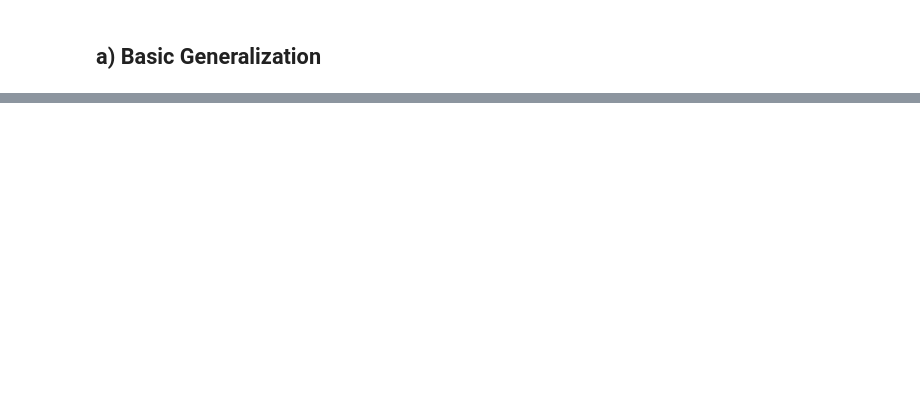
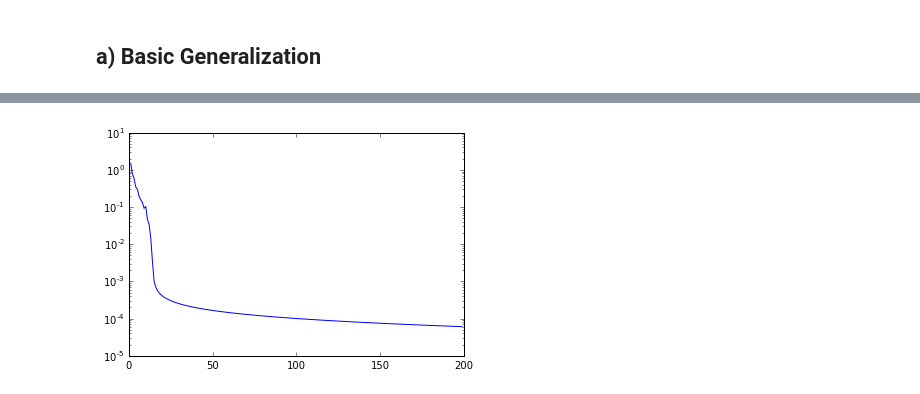
Before and after one commit to sjobeek/deeplearning_cmu, a Jupyter notebook: hw1_backprop/nn_backprop.ipynb, the cells around one changed output, grey strips where cells are left out. Drawn from its saved outputs; the diff is of its cells as text; code cells hidden in the pictures; blank space fills up the shorter version.

```diff
--- a/hw1_backprop/nn_backprop.ipynb
+++ b/hw1_backprop/nn_backprop.ipynb
@@ -47,0 +122,42 @@ nnbp.plot_100(digits_t)
+# %%
+# Output of network
+binary_vec_plot(output, "Forward-pass prediction")
+
+# True value
+indicator_vector = np.zeros(10)
+indicator_vector[y_t[n]] = 1  # Set
+indicator_vector
+binary_vec_plot(indicator_vector, "Indicator Vector")
+
+#### Start output layer
+# Resulting gradient at lowest level (inverse sign from notes)
+PreActOut_grad = (indicator_vector - output)  # [10]
+# How much cost will change per pre-activation (at X)
+grad_vec_plot(PreActOut_grad, "PreActOut Grad")
+
+# connection weight deltas
+b2_grad = PreActOut_grad
+Wout_grad = np.array(np.matrix(PreActOut_grad).T @ np.matrix(h1))     # [10,100]
+grad_vec_plot(Wout_grad, "Wout Grad")
+
+# Apply updates
+b2 = b2 - rate*b2_grad
+Wout = Wout - rate*Wout_grad
+#### End Output Layer
+
+#### Start hidden layer 1
+# How much cost will change per hidden unit activation value
+h1_grad = Wout.T @ PreActOut_grad  # [100]
+grad_vec_plot(h1_grad, "h1 Grad")
+
+PreAct1_grad = np.multiply(h1_grad,d_sig(PreAct1)) # Element-wise multiplication
+grad_vec_plot(PreAct1_grad, "PreAct1 Grad")
+
+b1_grad = PreAct1_grad
+W1_grad = np.matrix(PreAct1_grad).T @ np.matrix(h0)
+grad_vec_plot(W1_grad, "W1 Grad")
+
+# Apply updates
+b1 = b1 - rate*b1_grad
+W1 = W1 - rate*W1_grad
+#### End hidden layer 1
@@ -47,0 +284,5 @@ nnbp.plot_100(digits_t)
+# %%
+plt.plot(cross_entropy_per_epoch)
+plt.gca().set_yscale('log')
+# %% [output]
+[figure, added]
```
Also changed, not shown: parts of 22 cells of this notebook, 1 other file.
